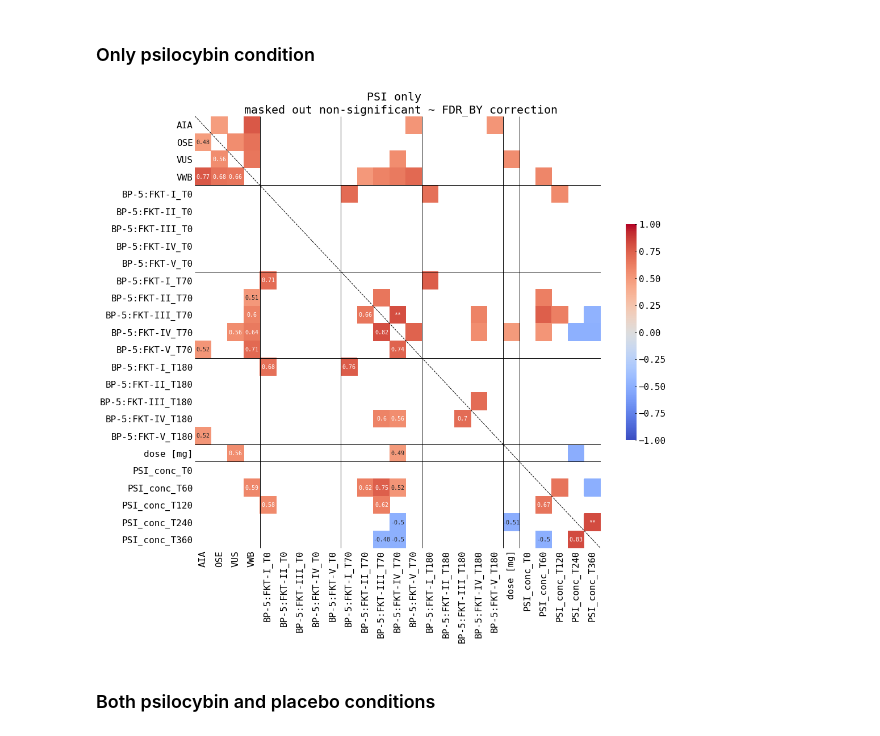
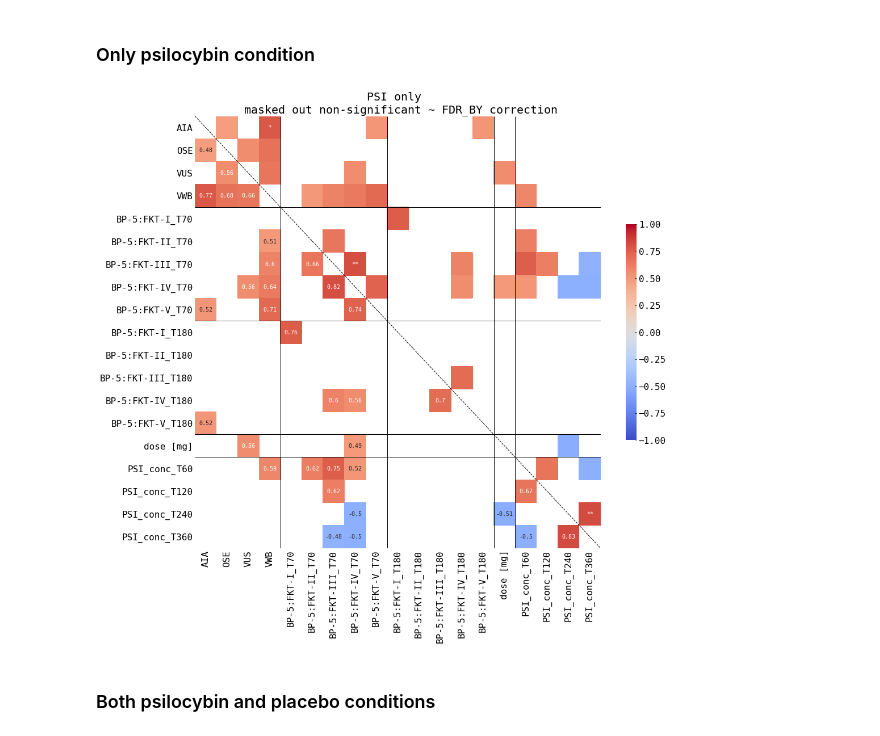
Before and after one commit to jajcayn/psilocybin-microstates, a Jupyter notebook: 3-psychedelic-experience-data.ipynb, the cells around one changed output. Cells and saved outputs as stored; diff of their text form; code cells hidden in the pictures.

```diff
--- a/3-psychedelic-experience-data.ipynb
+++ b/3-psychedelic-experience-data.ipynb
@@ -157,17 +251,22 @@ def replace_pval(x, pval_stars=PVAL_STARS):
 ### Only psilocybin condition
 # %%
 # only pval <= 0.05 unmasked
+corr_df = (
+    experience[experience["condition"] == "PSI"]
+    .drop("subject", axis=1)
+    .drop(list(corr_df.filter(regex="BP.*T0").columns) + ["PSI_conc_T0"], axis=1)
+)
 plot_corr(
-    experience[experience["condition"] == "PSI"].drop("subject", axis=1),
+    corr_df,
     title=f"PSI only \n masked out non-significant ~ {MULTI_CORRECTION.upper()} correction",
     mask_upper=False,
     mask_pval=True,
-    lines=[4, 9, 14, 19, 20],
+    lines=[4, 9, 14, 15, 19, 20],
     method="spearman",
     fname="experience_PSIonly",
 )
 # %% [output]
-[figure, old version]
+[figure, new version]
 # %% [markdown]
 ### Both psilocybin and placebo conditions
 # %%
```
Also changed, not shown: parts of 6 cells of this notebook, 4 other files.
